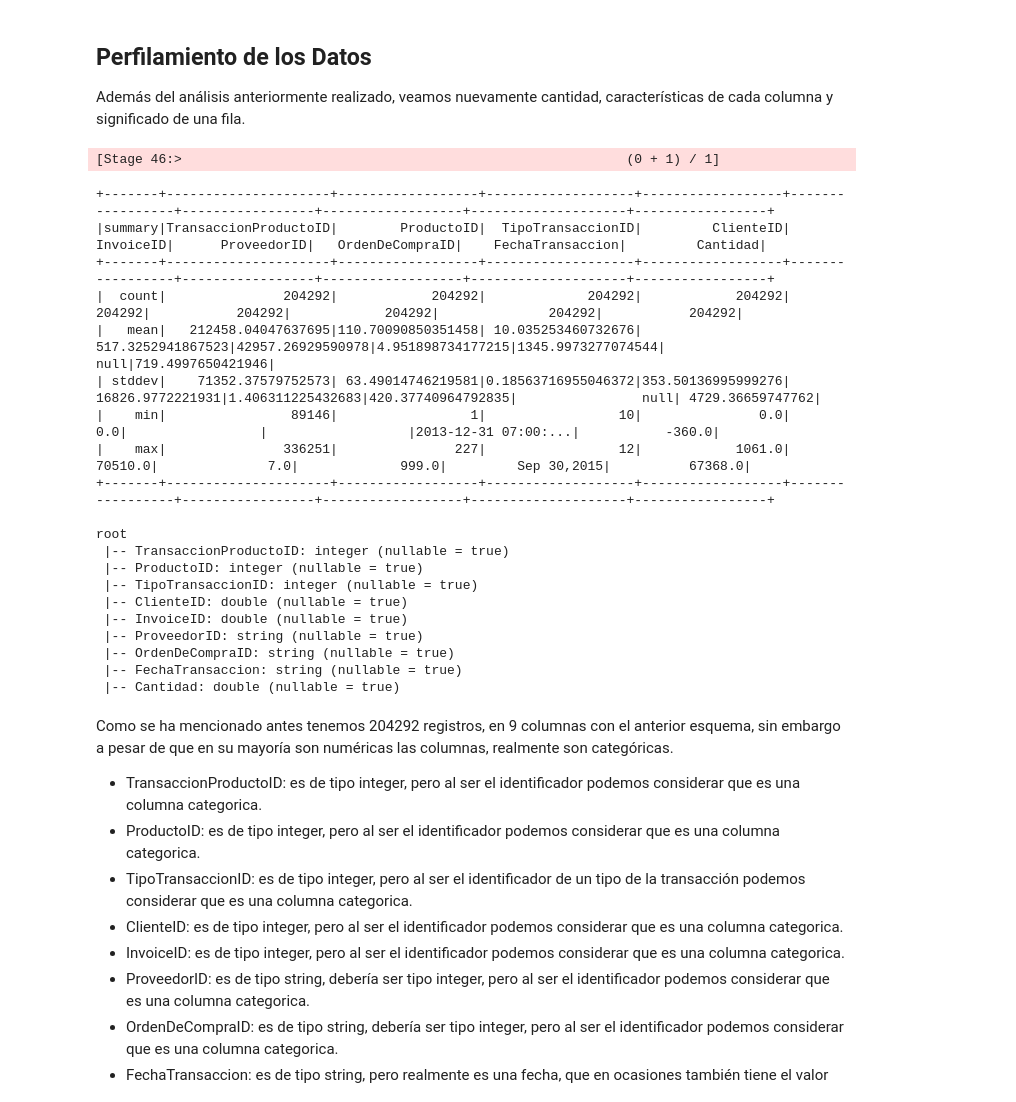
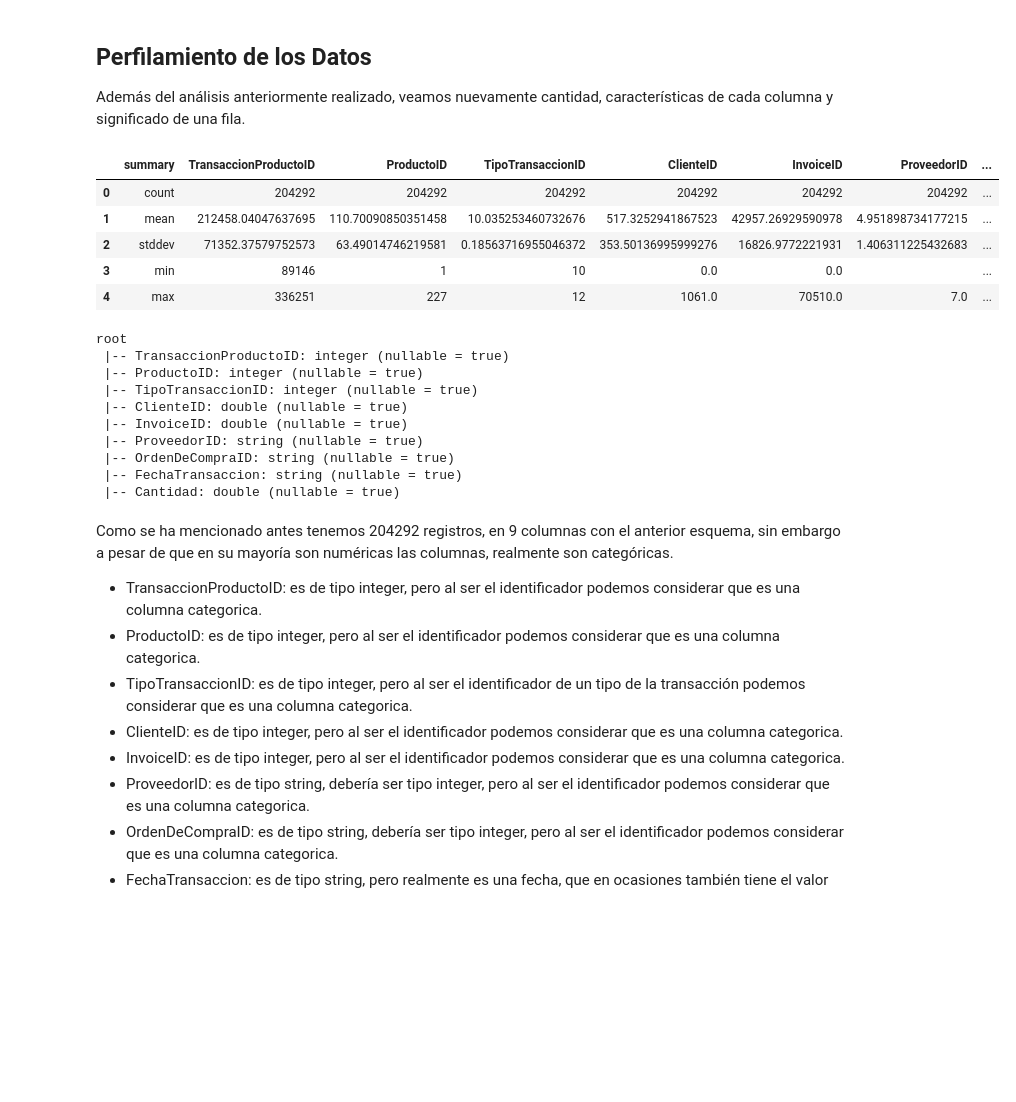
Before and after one commit to muniter/guias, a Jupyter notebook: docs/entregas/Entendimiento_datos.ipynb, the cells around one changed output. Saved outputs shown, nothing was run; the diff lists cells and outputs as text; code cells hidden in the pictures; blank space fills up the shorter version.

```diff
--- a/docs/entregas/Entendimiento_datos.ipynb
+++ b/docs/entregas/Entendimiento_datos.ipynb
@@ -265,30 +245,25 @@ Si se considera que una transaccion es una transaccion, el valor máximo es 1547
 
 Además del análisis anteriormente realizado, veamos nuevamente cantidad, características de cada columna y significado de una fila.
 # %%
-raw_data.describe().show()
+display(raw_data.describe().toPandas())
 raw_data.printSchema()
 # %% [output]
+|  | summary | TransaccionProductoID | ProductoID | TipoTransaccionID | ClienteID | InvoiceID | ProveedorID | ... |
+| 0 | count | 204292 | 204292 | 204292 | 204292 | 204292 | 204292 | ... |
+| 1 | mean | 212458.04047637695 | 110.70090850351458 | 10.035253460732676 | 517.3252941867523 | 42957.26929590978 | 4.951898734177215 | ... |
+| 2 | stddev | 71352.37579752573 | 63.49014746219581 | 0.18563716955046372 | 353.50136995999276 | 16826.9772221931 | 1.406311225432683 | ... |
+| 3 | min | 89146 | 1 | 10 | 0.0 | 0.0 |  | ... |
+| 4 | max | 336251 | 227 | 12 | 1061.0 | 70510.0 | 7.0 | ... |
-[Stage 46:>                                                         (0 + 1) / 1]
+root
+ |-- TransaccionProductoID: integer (nullable = true)
+ |-- ProductoID: integer (nullable = true)
+ |-- TipoTransaccionID: integer (nullable = true)
+ |-- ClienteID: double (nullable = true)
+ |-- InvoiceID: double (nullable = true)
+ |-- ProveedorID: string (nullable = true)
+ |-- OrdenDeCompraID: string (nullable = true)
+ |-- FechaTransaccion: string (nullable = true)
+ |-- Cantidad: double (nullable = true)
-+-------+---------------------+------------------+-------------------+------------------+-----------------+-----------------+------------------+--------------------+-----------------+
-|summary|TransaccionProductoID|        ProductoID|  TipoTransaccionID|         ClienteID|        InvoiceID|      ProveedorID|   OrdenDeCompraID|    FechaTransaccion|         Cantidad|
-+-------+---------------------+------------------+-------------------+------------------+-----------------+-----------------+------------------+--------------------+-----------------+
-|  count|               204292|            204292|             204292|            204292|           204292|           204292|            204292|              204292|           204292|
-|   mean|   212458.04047637695|110.70090850351458| 10.035253460732676| 517.3252941867523|42957.26929590978|4.951898734177215|1345.9973277074544|                null|719.4997650421946|
-| stddev|    71352.37579752573| 63.49014746219581|0.18563716955046372|353.50136995999276| 16826.9772221931|1.406311225432683|420.37740964792835|                null| 4729.36659747762|
-|    min|                89146|                 1|                 10|               0.0|              0.0|                 |                  |2013-12-31 07:00:...|           -360.0|
-|    max|               336251|               227|                 12|            1061.0|          70510.0|              7.0|             999.0|         Sep 30,2015|          67368.0|
-+-------+---------------------+------------------+-------------------+------------------+-----------------+-----------------+------------------+--------------------+-----------------+
-
-root
- |-- TransaccionProductoID: integer (nullable = true)
- |-- ProductoID: integer (nullable = true)
- |-- TipoTransaccionID: integer (nullable = true)
- |-- ClienteID: double (nullable = true)
- |-- InvoiceID: double (nullable = true)
- |-- ProveedorID: string (nullable = true)
- |-- OrdenDeCompraID: string (nullable = true)
- |-- FechaTransaccion: string (nullable = true)
- |-- Cantidad: double (nullable = true)
 # %% [markdown]
 Como se ha mencionado antes tenemos 204292 registros, en 9 columnas con el anterior esquema, sin embargo a pesar de que en su mayoría son numéricas las columnas, realmente son categóricas.
 
```
Also changed, not shown: parts of 12 cells of this notebook.
